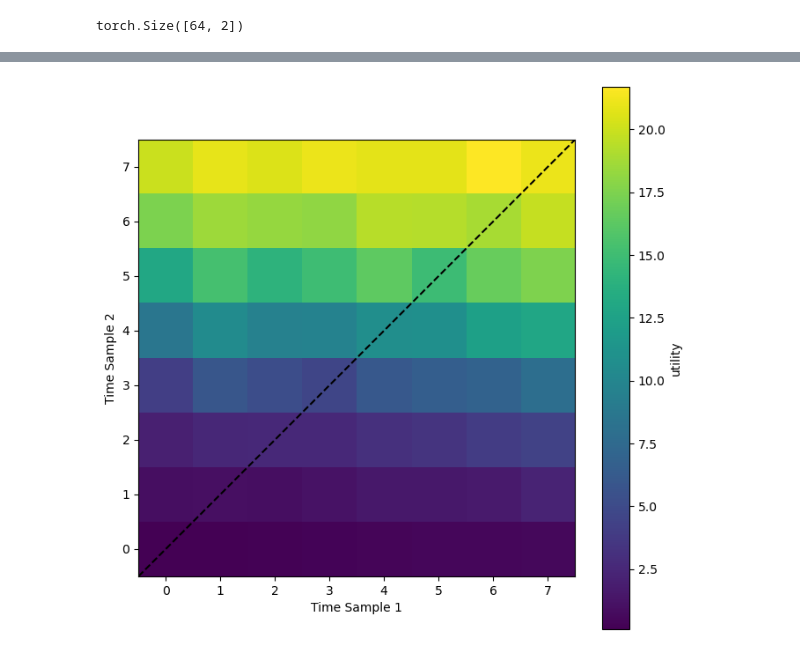
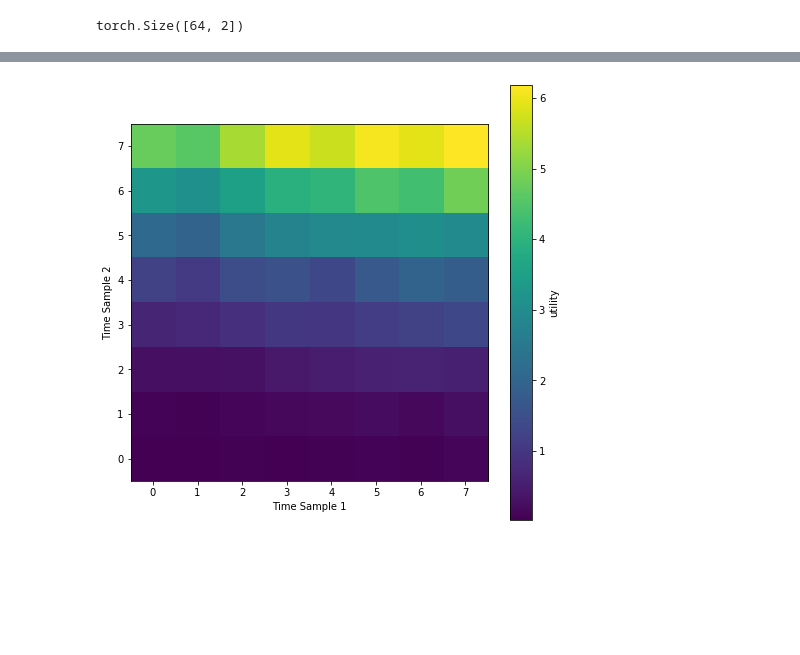
Before and after one commit to ashandonay/boed_examples, a Jupyter notebook: pyro_estimators/posterior.ipynb, the cells around one changed output, grey strips where cells are left out. Drawn from its saved outputs; the diff is of its cells as text; code cells hidden in the pictures; blank space fills up the shorter version.

```diff
--- a/pyro_estimators/posterior.ipynb
+++ b/pyro_estimators/posterior.ipynb
@@ -43,15 +49,15 @@ x2D,y2D = np.meshgrid(x,y)
 indices = np.stack((x2D,y2D),axis=2).reshape(-1,2).astype(int)
 times = np.linspace(0,2*np.pi,N)
 
-designs = torch.tensor(times[indices])
+designs = torch.tensor(times[indices], device=device)
 #designs = torch.tensor(indices)
 print(designs.shape[-2:])
 # %% [output]
 torch.Size([64, 2])
 # %%
-w_1 = torch.tensor(1.0)
-w_2 = torch.tensor(3.0)
-sigma = torch.tensor(0.1)
+w_1 = torch.tensor(1.0, device=device)
+w_2 = torch.tensor(3.0, device=device)
+sigma = torch.tensor(0.1, device=device)
 
 def model(t):
     w = pyro.sample("w", dist.Uniform(w_1,w_2))
@@ -62,13 +68,16 @@ def model(t):
 # %%
 w_1 = torch.tensor(1.0)
 w_2 = torch.tensor(3.0)
-sigma = torch.tensor(0.1)
+sigma = torch.tensor(0.1, device=device)
+
+phase_1 = torch.tensor(np.pi/2)
+phase_2 = torch.tensor(3*np.pi/2)
 
 def model(t):
     with pyro.plate_stack("plate", t.shape[:-1]):
-        w = pyro.sample("w", dist.Uniform(w_1,w_2)).unsqueeze(-1) # shape: (n_designs, 1)
-        phase = pyro.sample("phase", dist.Uniform(np.pi/2, 3*np.pi/2)).unsqueeze(-1) # shape: (n_designs, 1)
-        y_true = torch.sin(w*t+phase).squeeze()
+        w = pyro.sample("w", dist.Uniform(w_1,w_2)).unsqueeze(-1).to(device) # shape: (n_designs, 1)
+        phase = pyro.sample("phase", dist.Uniform(phase_1, phase_2)).unsqueeze(-1).to(device) # shape: (n_designs, 1)
+        y_true = torch.sin(w*t+phase) # shape: (n_designs, n_times)
         return pyro.sample("y", dist.Normal(y_true,sigma).to_event(1))
 # %%
 def posterior_guide(y_dict, design, observation_labels, target_labels):
@@ -152,11 +151,7 @@ eigs = {}
 full_history = []
 
 #pyro.set_rng_seed(6)
-num_steps, start_lr, end_lr = 1000, 0.1, 0.001
-
-# optimizer = pyro.optim.ExponentialLR({'optimizer': torch.optim.Adam,
-#                                      'optim_args': {'lr': start_lr},
-#                                      'gamma': (end_lr / start_lr) ** (1 / num_steps)}) # decays the lr of each param group by gamma
+num_steps = 300
 
 nn_guide = posterior_guide_nn(designs.shape[-1], 16, 32)
 for times in designs:
@@ -165,7 +160,7 @@ for times in designs:
                     times,                          # tensor of possible designs
                     "y",                            # observation labels
                     ["w", "phase"],                 # target (parameter) labels
-                    num_samples=600,                # number of samples to draw per step in the expectation
+                    num_samples=400,                # number of samples to draw per step in the expectation
                     num_steps=num_steps,            # number of gradient steps
                     guide=nn_guide,                 # guide q(y)
                     optim=Adam({'lr': 5e-6}),      # optimizer
@@ -210,12 +187,12 @@ plt.plot(average_loss)
 # %%
-eigs_list = np.array([i.detach().numpy() for i in eigs.values()])
+eigs_list = np.array([i.cpu().detach().numpy() for i in eigs.values()])
 plt.figure(figsize=(8,8))
 img_2D = plt.imshow(eigs_list.reshape(p,p), origin="lower")
 cbar = plt.colorbar(img_2D)
 cbar.set_label("utility")
-plt.axline((0,0), slope=1, c='black', linestyle='--')
+#plt.axline((0,0), slope=1, c='black', linestyle='--')
 plt.xlabel("Time Sample 1")
 plt.ylabel("Time Sample 2")
 plt.show()
 # %% [output]
-[figure, old version]
+[figure, new version]
```
Also changed, not shown: parts of 7 cells of this notebook, 2 other files.
